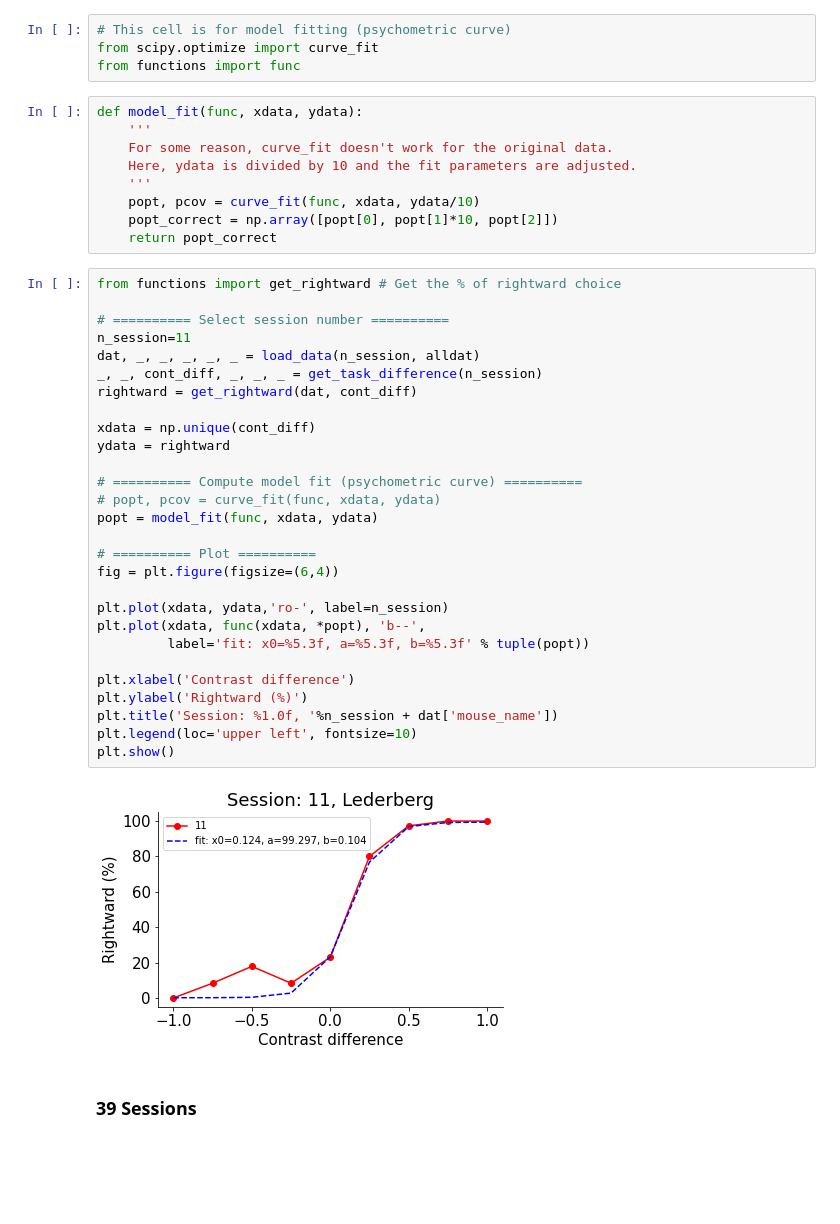
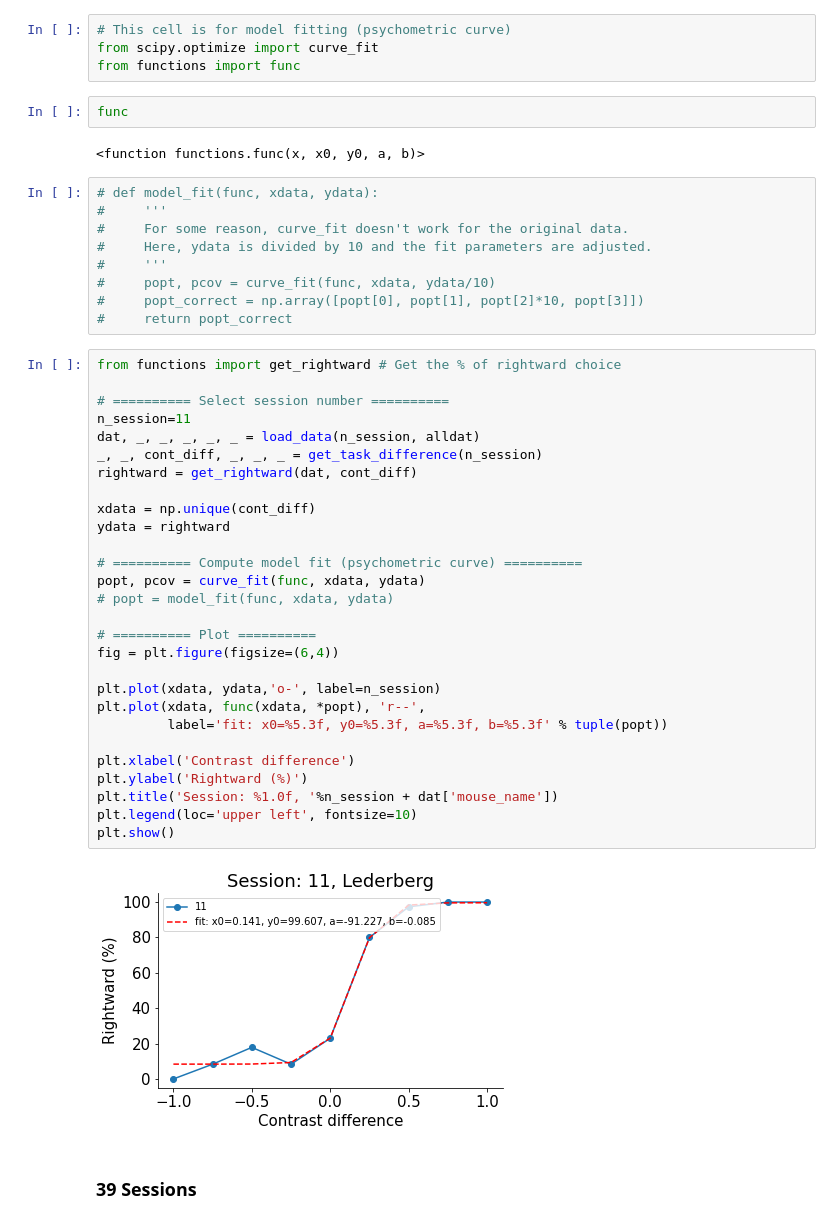
Before and after one commit to Y-Akihiro/NMA2020, a Jupyter notebook: Project_decision dinos/Steinmetz_psychometric.v3.ipynb, the cells around one changed output. Cells and saved outputs as stored; diff of their text form; blank space fills up the shorter version.

Commit message:
psychometric curve update
behavior-based psychometric curve

```diff
--- a/Project_decision dinos/Steinmetz_psychometric.v3.ipynb
+++ b/Project_decision dinos/Steinmetz_psychometric.v3.ipynb
@@ -142,45 +121,49 @@ contrast difference: 1.0  occurence: 52
 # This cell is for model fitting (psychometric curve)
 from scipy.optimize import curve_fit
 from functions import func
+# %%
+func
+# %% [output]
+<function functions.func(x, x0, y0, a, b)>
 # %%
-def model_fit(func, xdata, ydata):
-    '''
-    For some reason, curve_fit doesn't work for the original data.
-    Here, ydata is divided by 10 and the fit parameters are adjusted.
-    '''
-    popt, pcov = curve_fit(func, xdata, ydata/10)
-    popt_correct = np.array([popt[0], popt[1]*10, popt[2]])
-    return popt_correct
+# def model_fit(func, xdata, ydata):
+#     '''
+#     For some reason, curve_fit doesn't work for the original data.
+#     Here, ydata is divided by 10 and the fit parameters are adjusted.
+#     '''
+#     popt, pcov = curve_fit(func, xdata, ydata/10)
+#     popt_correct = np.array([popt[0], popt[1], popt[2]*10, popt[3]])
+#     return popt_correct
 # %%
 from functions import get_rightward # Get the % of rightward choice
 
 # ========== Select session number ==========
 n_session=11
 dat, _, _, _, _, _ = load_data(n_session, alldat)
 _, _, cont_diff, _, _, _ = get_task_difference(n_session)
 rightward = get_rightward(dat, cont_diff)
 
 xdata = np.unique(cont_diff)
 ydata = rightward
 
 # ========== Compute model fit (psychometric curve) ==========
-# popt, pcov = curve_fit(func, xdata, ydata)
-popt = model_fit(func, xdata, ydata)
+popt, pcov = curve_fit(func, xdata, ydata)
+# popt = model_fit(func, xdata, ydata)
 
 # ========== Plot ==========
 fig = plt.figure(figsize=(6,4))
 
-plt.plot(xdata, ydata,'ro-', label=n_session)
-plt.plot(xdata, func(xdata, *popt), 'b--',
-         label='fit: x0=%5.3f, a=%5.3f, b=%5.3f' % tuple(popt))
+plt.plot(xdata, ydata,'o-', label=n_session)
+plt.plot(xdata, func(xdata, *popt), 'r--',
+         label='fit: x0=%5.3f, y0=%5.3f, a=%5.3f, b=%5.3f' % tuple(popt))
 
 plt.xlabel('Contrast difference')
 plt.ylabel('Rightward (%)')
 plt.title('Session: %1.0f, '%n_session + dat['mouse_name'])
 plt.legend(loc='upper left', fontsize=10)
 plt.show()
 # %% [output]
-[figure, old version]
+[figure, new version]
 # %% [markdown]
 ### 39 Sessions
 # %%
```
Also changed, not shown: parts of 19 cells of this notebook, 1 other file.
